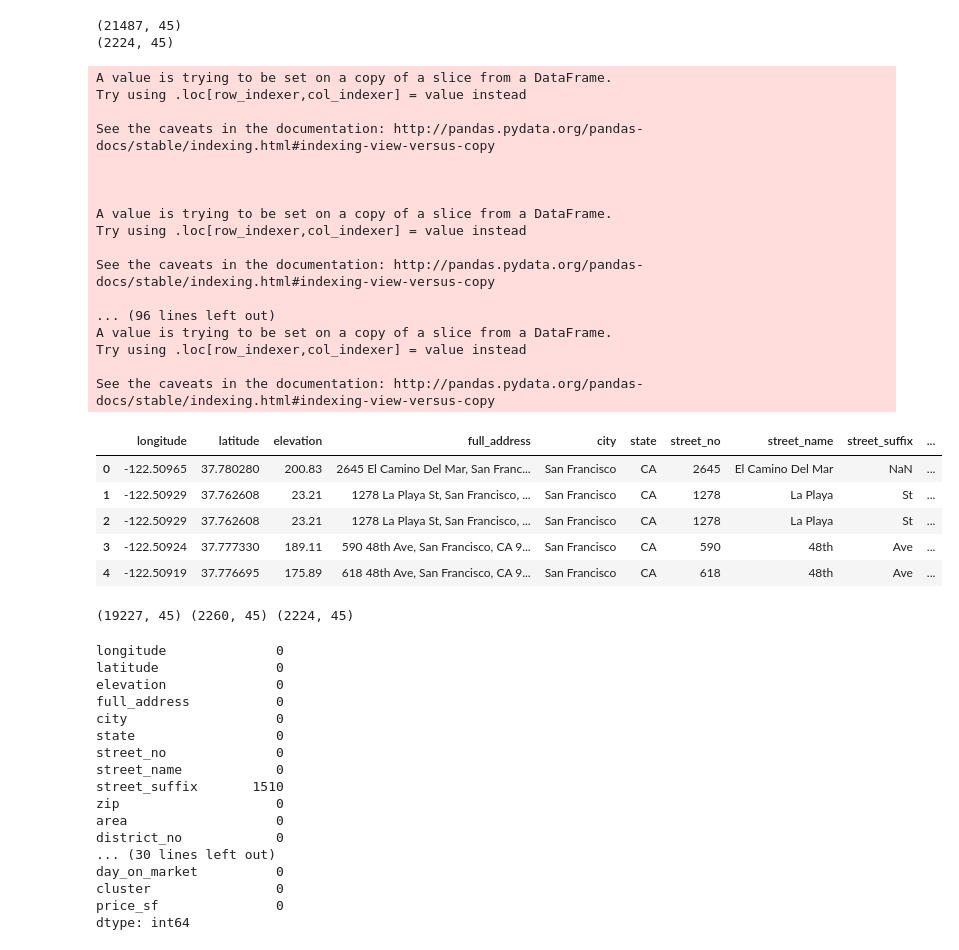
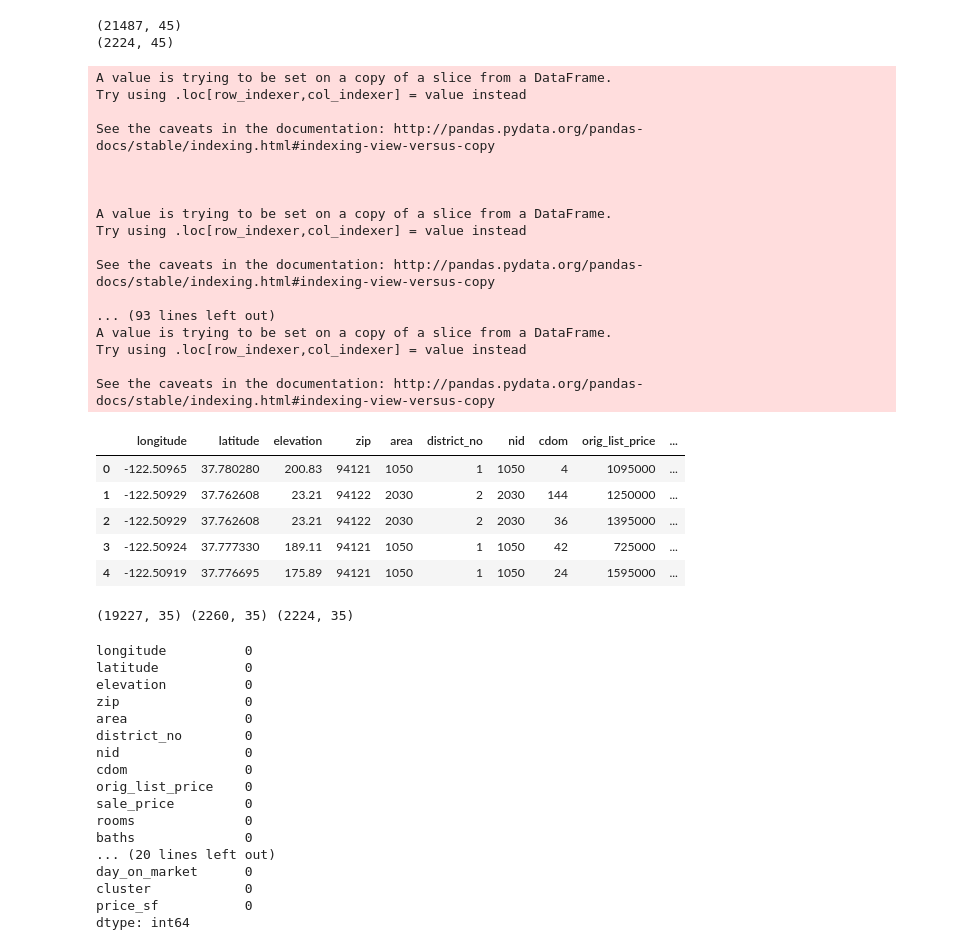
Before and after one commit to JimKing100/Jestimate, a Jupyter notebook: Main.ipynb, the cells around one changed output. Saved outputs shown, nothing was run; the diff lists cells and outputs as text; code cells hidden in the pictures.

```diff
--- a/Main.ipynb
+++ b/Main.ipynb
@@ -168,53 +169,54 @@ def engineer_features(X):
   X['lot_acres'] = X.apply(lambda x: lotacres_calc(x['lot_acres'], x['lot_sf']), axis=1)
 
   # Features with nan's that should be zero's
-  cols_with_nans = ['lot_sf', 'lot_acres', 'year_built']
+  cols_with_nans = ['lot_sf', 'lot_acres', 'year_built', 'zoning']
   for col in cols_with_nans:
     X[col] = X[col].replace(np.nan, 0)
 
   # Features with numeric zero's that should be nan's
-  cols_with_czeros = ['lot_desc', 'drive_side', 'parking', 'park_leased',
-                      'shopping', 'transportation', 'type', 'views']
-  for col in cols_with_czeros:
-    X[col] = X[col].replace('0', np.nan)
+  #cols_with_czeros = ['lot_desc', 'drive_side', 'parking', 'park_leased',
+  #                    'shopping', 'transportation', 'type', 'views']
+  #for col in cols_with_czeros:
+  #  X[col] = X[col].replace('0', np.nan)
 
   # Engineer a price_sf column
   X['price_sf'] = X['sale_price'] / X['sf']
 
   # Drop unneeded columns
-  unneeded_columns = ['sale_date', 'on_market_date']
+  unneeded_columns = ['sale_date', 'on_market_date', 'full_address', 'city', 'state', 'street_no', 'street_name',
+                      'street_suffix', 'district_desc', 'neighborhood', 'sf_source', 'sf_source_decs']
   X = X.drop(columns=unneeded_columns)
 
   return X
 
 train = engineer_features(train)
 test = engineer_features(test)
 
 train.head()
 # %% [output]
 A value is trying to be set on a copy of a slice from a DataFrame.
 Try using .loc[row_indexer,col_indexer] = value instead
 
 See the caveats in the documentation: http://pandas.pydata.org/pandas-docs/stable/indexing.html#indexing-view-versus-copy
 
 
 
 A value is trying to be set on a copy of a slice from a DataFrame.
 Try using .loc[row_indexer,col_indexer] = value instead
 
 See the caveats in the documentation: http://pandas.pydata.org/pandas-docs/stable/indexing.html#indexing-view-versus-copy
 
-... (96 lines left out)
+... (93 lines left out)
 A value is trying to be set on a copy of a slice from a DataFrame.
 Try using .loc[row_indexer,col_indexer] = value instead
 
 See the caveats in the documentation: http://pandas.pydata.org/pandas-docs/stable/indexing.html#indexing-view-versus-copy
-|  | longitude | latitude | elevation | full_address | city | state | street_no | street_name | street_suffix | ... |
-| 0 | -122.50965 | 37.780280 | 200.83 | 2645 El Camino Del Mar, San Franc... | San Francisco | CA | 2645 | El Camino Del Mar | NaN | ... |
-| 1 | -122.50929 | 37.762608 | 23.21 | 1278 La Playa St, San Francisco, ... | San Francisco | CA | 1278 | La Playa | St | ... |
-| 2 | -122.50929 | 37.762608 | 23.21 | 1278 La Playa St, San Francisco, ... | San Francisco | CA | 1278 | La Playa | St | ... |
-| 3 | -122.50924 | 37.777330 | 189.11 | 590 48th Ave, San Francisco, CA 9... | San Francisco | CA | 590 | 48th | Ave | ... |
-| 4 | -122.50919 | 37.776695 | 175.89 | 618 48th Ave, San Francisco, CA 9... | San Francisco | CA | 618 | 48th | Ave | ... |
+|  | longitude | latitude | elevation | zip | area | district_no | nid | cdom | orig_list_price | ... |
+| 0 | -122.50965 | 37.780280 | 200.83 | 94121 | 1050 | 1 | 1050 | 4 | 1095000 | ... |
+| 1 | -122.50929 | 37.762608 | 23.21 | 94122 | 2030 | 2 | 2030 | 144 | 1250000 | ... |
+| 2 | -122.50929 | 37.762608 | 23.21 | 94122 | 2030 | 2 | 2030 | 36 | 1395000 | ... |
+| 3 | -122.50924 | 37.777330 | 189.11 | 94121 | 1050 | 1 | 1050 | 42 | 725000 | ... |
+| 4 | -122.50919 | 37.776695 | 175.89 | 94121 | 1050 | 1 | 1050 | 24 | 1595000 | ... |
 # %%
 # Train
 cutoff = 2017
@@ -223,26 +225,26 @@ train = temp[temp['year_sold'] < 2017]
 val  = temp[temp['year_sold'] >= 2017]
 print(train.shape, val.shape, test.shape)
 # %% [output]
-(19227, 45) (2260, 45) (2224, 45)
+(19227, 35) (2260, 35) (2224, 35)
 # %%
 train.isna().sum()
 # %% [output]
-longitude              0
-latitude               0
-elevation              0
-full_address           0
-city                   0
-state                  0
-street_no              0
-street_name            0
-street_suffix       1510
-zip                    0
-area                   0
-district_no            0
-... (30 lines left out)
-day_on_market          0
-cluster                0
-price_sf               0
+longitude          0
+latitude           0
+elevation          0
+zip                0
+area               0
+district_no        0
+nid                0
+cdom               0
+orig_list_price    0
+sale_price         0
+rooms              0
+baths              0
+... (20 lines left out)
+day_on_market      0
+cluster            0
+price_sf           0
 dtype: int64
 # %%
 train.dtypes
```
Also changed, not shown: parts of 4 cells of this notebook.
